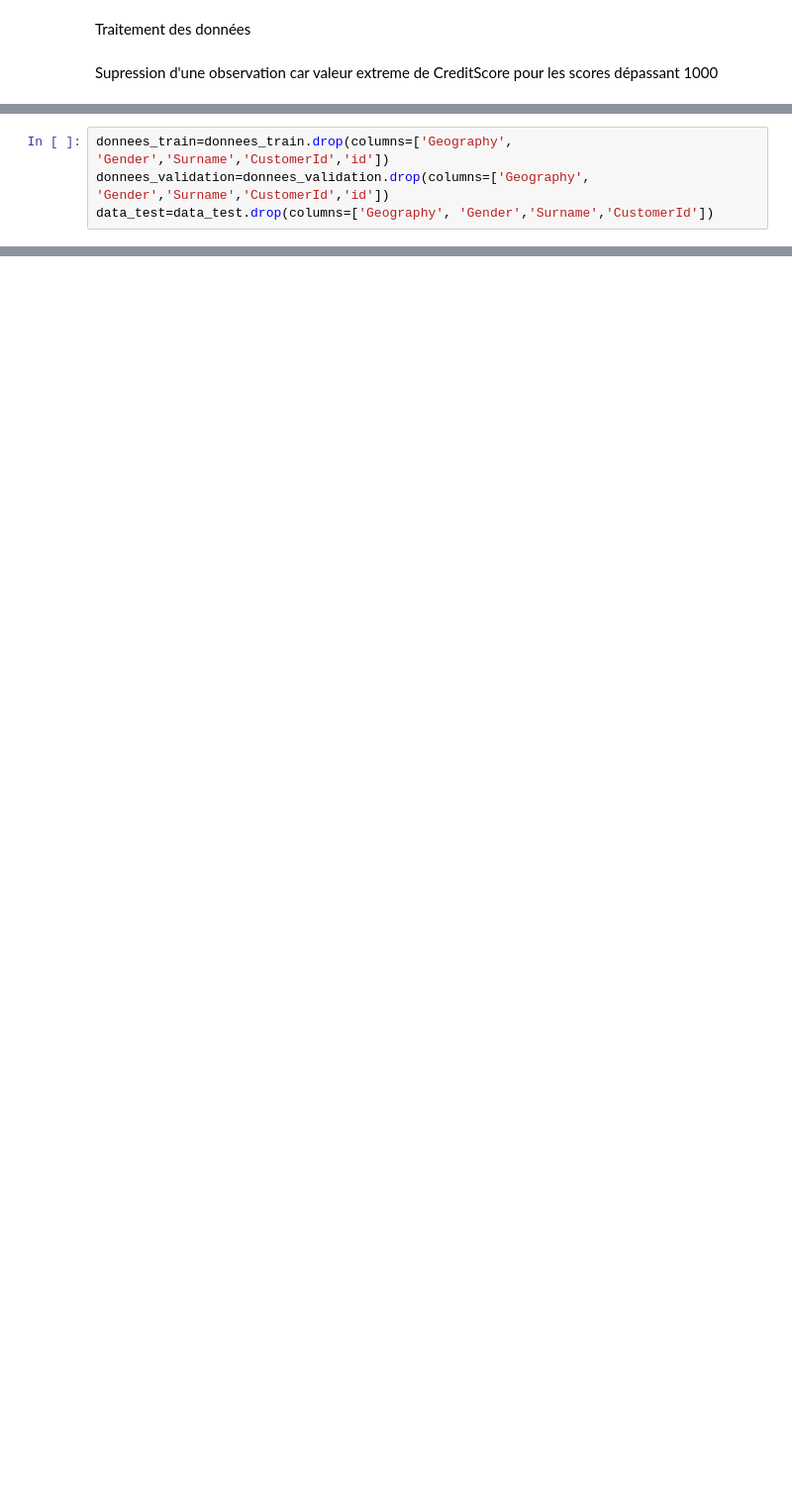
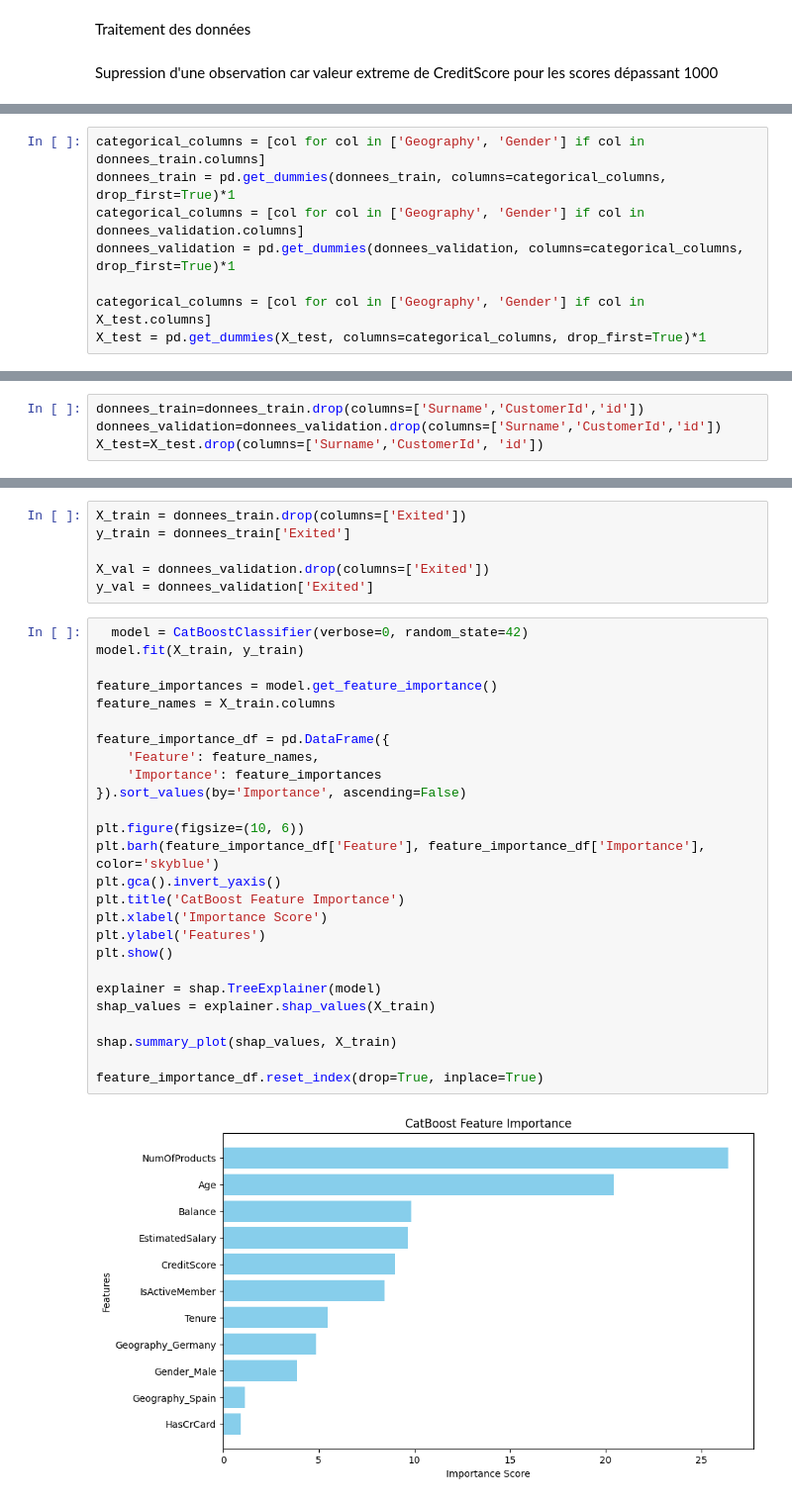
Before and after one commit to vonguyenthaonhi/challenge_data_mining, a Jupyter notebook: EDA.ipynb, the cells around one changed output, grey strips where cells are left out. Shown at 99% size. Saved outputs shown, nothing was run; the diff lists cells and outputs as text; blank space fills up the shorter version.

```diff
--- a/EDA.ipynb
+++ b/EDA.ipynb
@@ -438 +401,9 @@ memory usage: 2.0+ MB
+# %%
+categorical_columns = [col for col in ['Geography', 'Gender'] if col in donnees_train.columns]
+donnees_train = pd.get_dummies(donnees_train, columns=categorical_columns, drop_first=True)*1
+categorical_columns = [col for col in ['Geography', 'Gender'] if col in donnees_validation.columns]
+donnees_validation = pd.get_dummies(donnees_validation, columns=categorical_columns, drop_first=True)*1
+
+categorical_columns = [col for col in ['Geography', 'Gender'] if col in X_test.columns]
+X_test = pd.get_dummies(X_test, columns=categorical_columns, drop_first=True)*1
 # %%
@@ -460,4 +417,4 @@ plt.show()
 # %%
-donnees_train=donnees_train.drop(columns=['Geography', 'Gender','Surname','CustomerId','id'])
-donnees_validation=donnees_validation.drop(columns=['Geography', 'Gender','Surname','CustomerId','id'])
-data_test=data_test.drop(columns=['Geography', 'Gender','Surname','CustomerId'])
+donnees_train=donnees_train.drop(columns=['Surname','CustomerId','id'])
+donnees_validation=donnees_validation.drop(columns=['Surname','CustomerId','id'])
+X_test=X_test.drop(columns=['Surname','CustomerId', 'id'])
@@ -482,0 +423,34 @@ data_test.to_csv(output_path_test, index=False)
+# %%
+X_train = donnees_train.drop(columns=['Exited'])
+y_train = donnees_train['Exited']
+
+X_val = donnees_validation.drop(columns=['Exited'])
+y_val = donnees_validation['Exited']
+# %%
+  model = CatBoostClassifier(verbose=0, random_state=42)
+model.fit(X_train, y_train)
+
+feature_importances = model.get_feature_importance()
+feature_names = X_train.columns
+
+feature_importance_df = pd.DataFrame({
+    'Feature': feature_names,
+    'Importance': feature_importances
+}).sort_values(by='Importance', ascending=False)
+
+plt.figure(figsize=(10, 6))
+plt.barh(feature_importance_df['Feature'], feature_importance_df['Importance'], color='skyblue')
+plt.gca().invert_yaxis()
+plt.title('CatBoost Feature Importance')
+plt.xlabel('Importance Score')
+plt.ylabel('Features')
+plt.show()
+
+explainer = shap.TreeExplainer(model)
+shap_values = explainer.shap_values(X_train)
+
+shap.summary_plot(shap_values, X_train)
+
+feature_importance_df.reset_index(drop=True, inplace=True)
+# %% [output]
+[figure, added]
```
Also changed, not shown: parts of 37 cells of this notebook, 1 other file.
